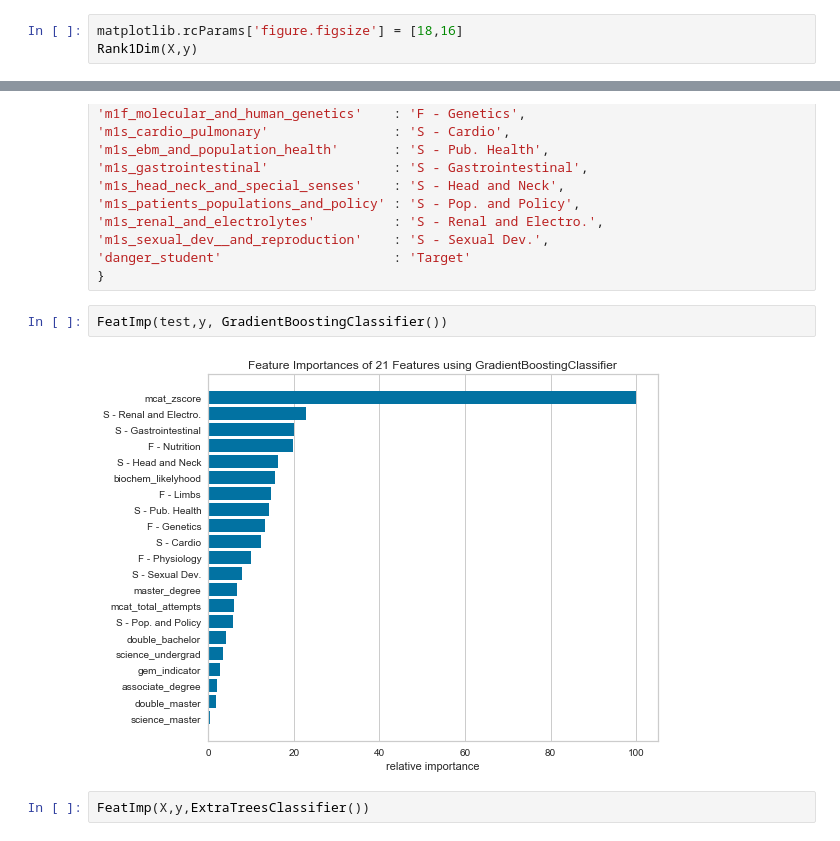
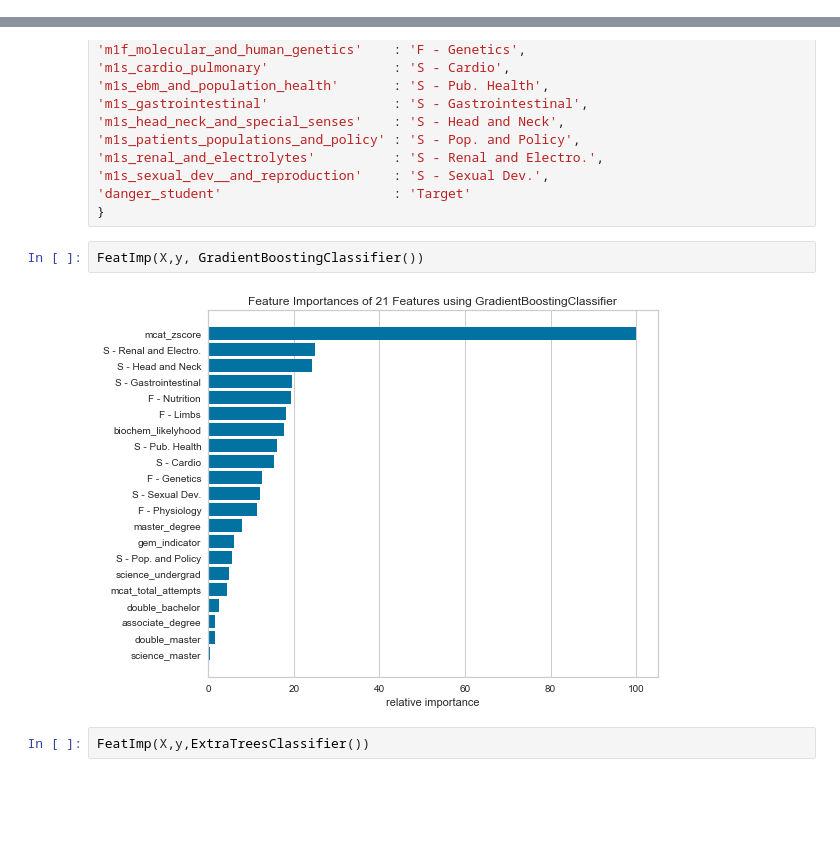
Before and after one commit to amirunpri2018/Med-Students-Learning-Analytics, a Jupyter notebook: code/machine_learning/Feature_Selection.ipynb, the cells around one changed output, grey strips where cells are left out. Drawn from its saved outputs; the diff is of its cells as text; blank space fills up the shorter version.

```diff
--- a/code/machine_learning/Feature_Selection.ipynb
+++ b/code/machine_learning/Feature_Selection.ipynb
@@ -383,3 +365,0 @@ def Rank1Dim(feat,targ, output = False):
-# %%
-matplotlib.rcParams['figure.figsize'] = [18,16]
-Rank1Dim(X,y)
@@ -440,9 +404,9 @@ short_names = {
 'danger_student'                      : 'Target'
 }
 # %%
-FeatImp(test,y, GradientBoostingClassifier())
+FeatImp(X,y, GradientBoostingClassifier())
 # %% [output]
-[figure, old version]
+[figure, new version]
 # %%
 FeatImp(X,y,ExtraTreesClassifier())
 # %% [output]
```
Also changed, not shown: parts of 13 cells of this notebook, 1 other file.
